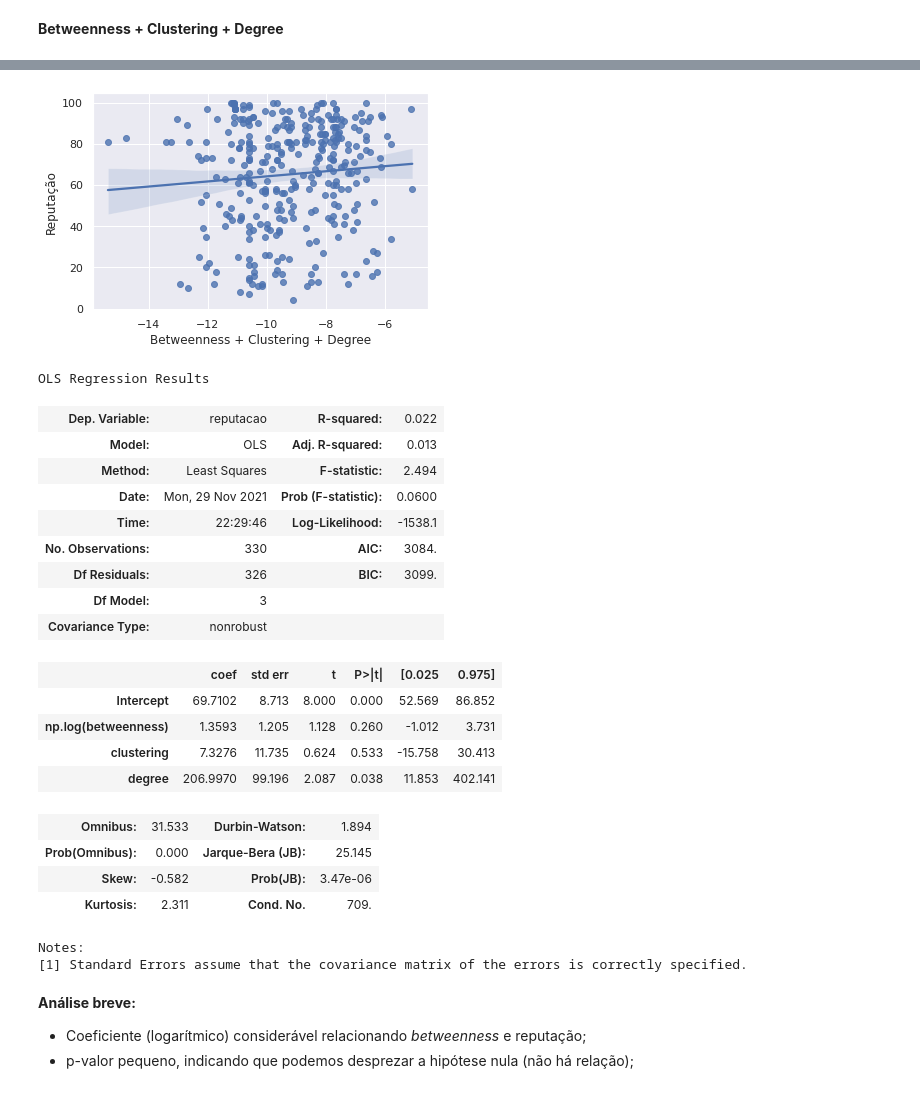
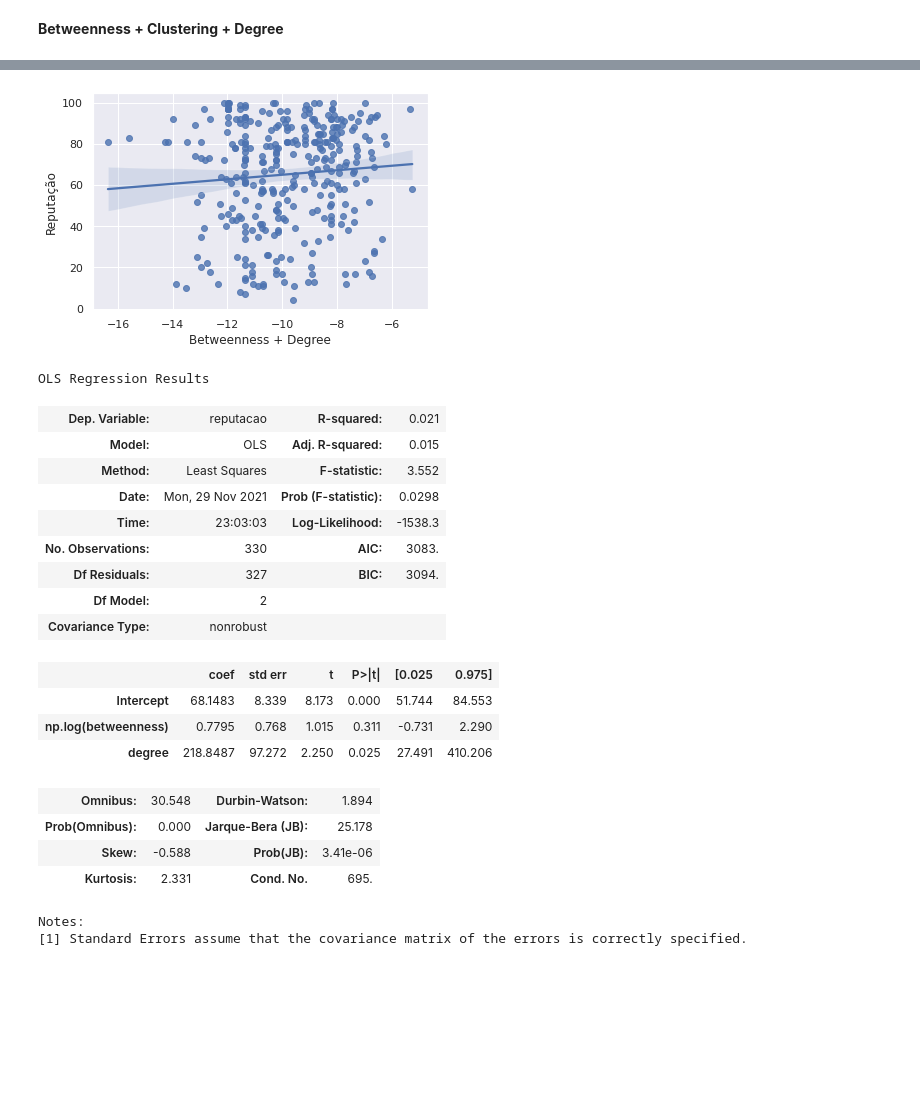
Before and after one commit to hashiprobr-classroom/parte-tecnica-do-projeto-grupoh, a Jupyter notebook: notebooks/Antes e Depois do Streaming +filmes +series.ipynb, the cells around one changed output, grey strips where cells are left out. Cells and saved outputs as stored; diff of their text form; code cells hidden in the pictures; blank space fills up the shorter version.

Commit message:
antes x depois x filmes x séries incluindo apenas degree e betweenness

```diff
--- a/notebooks/Antes e Depois do Streaming +filmes +series.ipynb
+++ b/notebooks/Antes e Depois do Streaming +filmes +series.ipynb
@@ -530,33 +527,28 @@ strong multicollinearity or other numerical problems.
 # %%
-ma_x = np.log(ma['betweenness']) + ma['clustering'] + ma['degree']
-plot(ma, x=ma_x, xlabel="Betweenness + Clustering + Degree")
+ma_x = np.log(ma['betweenness']) + ma['degree']
+plot(ma, x=ma_x, xlabel="Betweenness + Degree")
 # %% [output]
-[figure, old version]
+[figure, new version]
 # %%
-reg_summary(ma, formula='reputacao ~ np.log(betweenness) + clustering + degree')
+reg_summary(ma, formula='reputacao ~ np.log(betweenness) + degree')
 # %% [output]
 OLS Regression Results
-| Dep. Variable: | reputacao | R-squared: | 0.022 |
-| Model: | OLS | Adj. R-squared: | 0.013 |
-| Method: | Least Squares | F-statistic: | 2.494 |
-| Date: | Mon, 29 Nov 2021 | Prob (F-statistic): | 0.0600 |
-| Time: | 22:29:46 | Log-Likelihood: | -1538.1 |
-| No. Observations: | 330 | AIC: | 3084. |
-| Df Residuals: | 326 | BIC: | 3099. |
-| Df Model: | 3 |  |  |
+| Dep. Variable: | reputacao | R-squared: | 0.021 |
+| Model: | OLS | Adj. R-squared: | 0.015 |
+| Method: | Least Squares | F-statistic: | 3.552 |
+| Date: | Mon, 29 Nov 2021 | Prob (F-statistic): | 0.0298 |
+| Time: | 23:03:03 | Log-Likelihood: | -1538.3 |
+| No. Observations: | 330 | AIC: | 3083. |
+| Df Residuals: | 327 | BIC: | 3094. |
+| Df Model: | 2 |  |  |
 | Covariance Type: | nonrobust |  |  |
 |  | coef | std err | t | P>|t| | [0.025 | 0.975] |
-| Intercept | 69.7102 | 8.713 | 8.000 | 0.000 | 52.569 | 86.852 |
-| np.log(betweenness) | 1.3593 | 1.205 | 1.128 | 0.260 | -1.012 | 3.731 |
-| clustering | 7.3276 | 11.735 | 0.624 | 0.533 | -15.758 | 30.413 |
-| degree | 206.9970 | 99.196 | 2.087 | 0.038 | 11.853 | 402.141 |
+| Intercept | 68.1483 | 8.339 | 8.173 | 0.000 | 51.744 | 84.553 |
+| np.log(betweenness) | 0.7795 | 0.768 | 1.015 | 0.311 | -0.731 | 2.290 |
+| degree | 218.8487 | 97.272 | 2.250 | 0.025 | 27.491 | 410.206 |
-| Omnibus: | 31.533 | Durbin-Watson: | 1.894 |
-| Prob(Omnibus): | 0.000 | Jarque-Bera (JB): | 25.145 |
-| Skew: | -0.582 | Prob(JB): | 3.47e-06 |
-| Kurtosis: | 2.311 | Cond. No. | 709. |
+| Omnibus: | 30.548 | Durbin-Watson: | 1.894 |
+| Prob(Omnibus): | 0.000 | Jarque-Bera (JB): | 25.178 |
+| Skew: | -0.588 | Prob(JB): | 3.41e-06 |
+| Kurtosis: | 2.331 | Cond. No. | 695. |
 Notes:
 [1] Standard Errors assume that the covariance matrix of the errors is correctly specified.
-# %% [markdown]
-**Análise breve:**
-- Coeficiente (logarítmico) considerável relacionando _betweenness_ e reputação;
-- p-valor pequeno, indicando que podemos desprezar a hipótese nula (não há relação);
```
Also changed, not shown: parts of 68 cells of this notebook, 4 other files.
